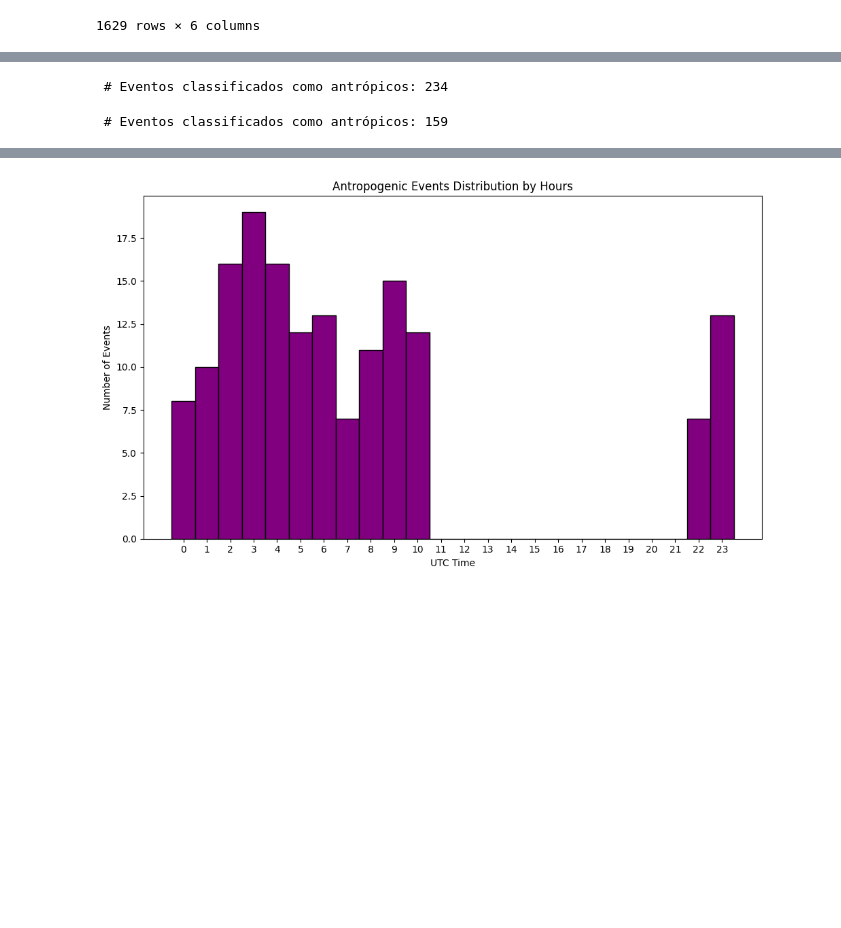
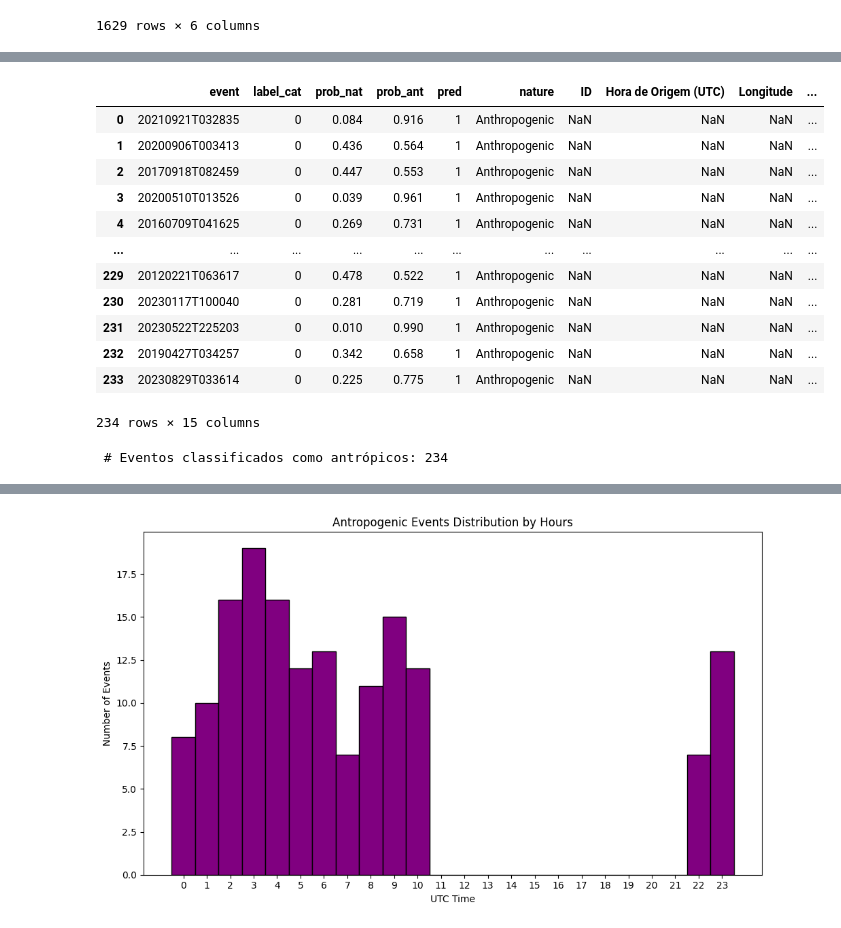
Before and after one commit to Gabriel-Goes/Sismologia_IPT, a Jupyter notebook: jupyternotebooks/validation.ipynb, the cells around one changed output, grey strips where cells are left out. Saved outputs shown, nothing was run; the diff lists cells and outputs as text; code cells hidden in the pictures; blank space fills up the shorter version.

```diff
--- a/jupyternotebooks/validation.ipynb
+++ b/jupyternotebooks/validation.ipynb
@@ -314,13 +484,26 @@ df
+# %%
+merged_df = pd.merge(antrop_events, moho_catalog, left_on='event', right_on='Folder', how='left')
+# %%
+merged_df
+# %% [output]
+|  | event | label_cat | prob_nat | prob_ant | pred | nature | ID | Hora de Origem (UTC) | Longitude | ... |
+| 0 | 20210921T032835 | 0 | 0.084 | 0.916 | 1 | Anthropogenic | NaN | NaN | NaN | ... |
+| 1 | 20200906T003413 | 0 | 0.436 | 0.564 | 1 | Anthropogenic | NaN | NaN | NaN | ... |
+| 2 | 20170918T082459 | 0 | 0.447 | 0.553 | 1 | Anthropogenic | NaN | NaN | NaN | ... |
+| 3 | 20200510T013526 | 0 | 0.039 | 0.961 | 1 | Anthropogenic | NaN | NaN | NaN | ... |
+| 4 | 20160709T041625 | 0 | 0.269 | 0.731 | 1 | Anthropogenic | NaN | NaN | NaN | ... |
+| ... | ... | ... | ... | ... | ... | ... | ... | ... | ... | ... |
+| 229 | 20120221T063617 | 0 | 0.478 | 0.522 | 1 | Anthropogenic | NaN | NaN | NaN | ... |
+| 230 | 20230117T100040 | 0 | 0.281 | 0.719 | 1 | Anthropogenic | NaN | NaN | NaN | ... |
+| 231 | 20230522T225203 | 0 | 0.010 | 0.990 | 1 | Anthropogenic | NaN | NaN | NaN | ... |
+| 232 | 20190427T034257 | 0 | 0.342 | 0.658 | 1 | Anthropogenic | NaN | NaN | NaN | ... |
+| 233 | 20230829T033614 | 0 | 0.225 | 0.775 | 1 | Anthropogenic | NaN | NaN | NaN | ... |
+234 rows × 15 columns
 # %%
 antrop_events = df[df['pred'] == 1]
 print(f' # Eventos classificados como antrópicos: {len(antrop_events)}')
 # %% [output]
  # Eventos classificados como antrópicos: 234
-# %%
-antrop_events = antrop_events[antrop_events['prob_ant'] > 0.75]
-print(f' # Eventos classificados como antrópicos: {len(antrop_events)}')
-# %% [output]
- # Eventos classificados como antrópicos: 159
 # %%
 # Converter a lista de strings para objetos datetime
 antrop_events_datetime = [datetime.strptime(date, "%Y%m%dT%H%M%S") for date in antrop_events.event]
```
Also changed, not shown: parts of 31 cells of this notebook, 18 other files.
